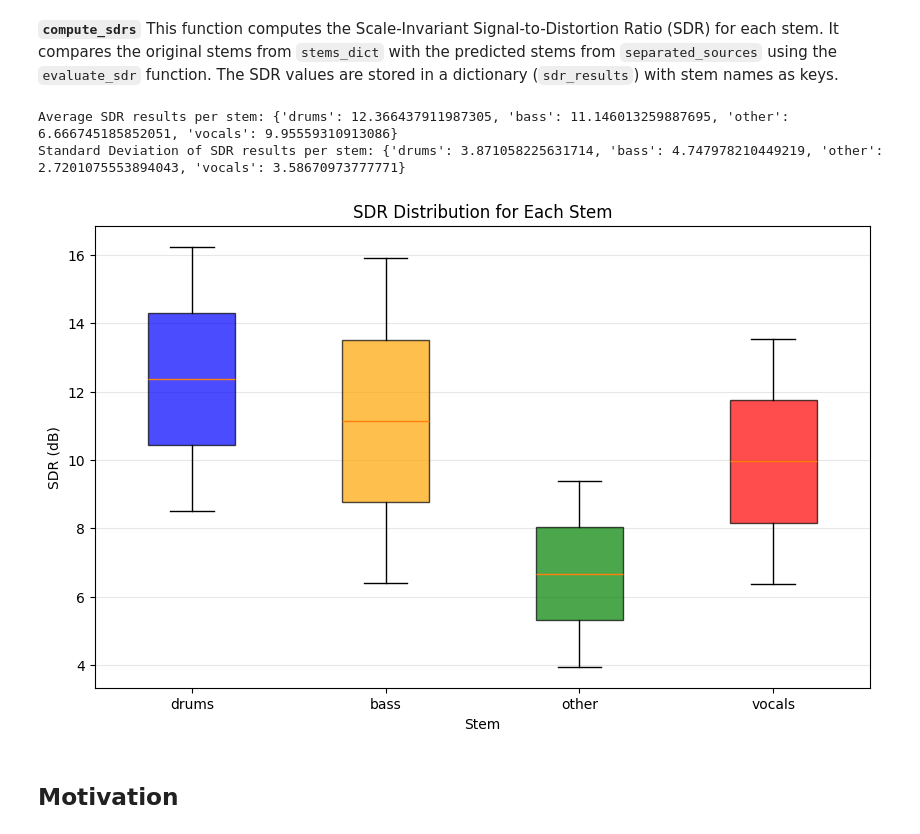
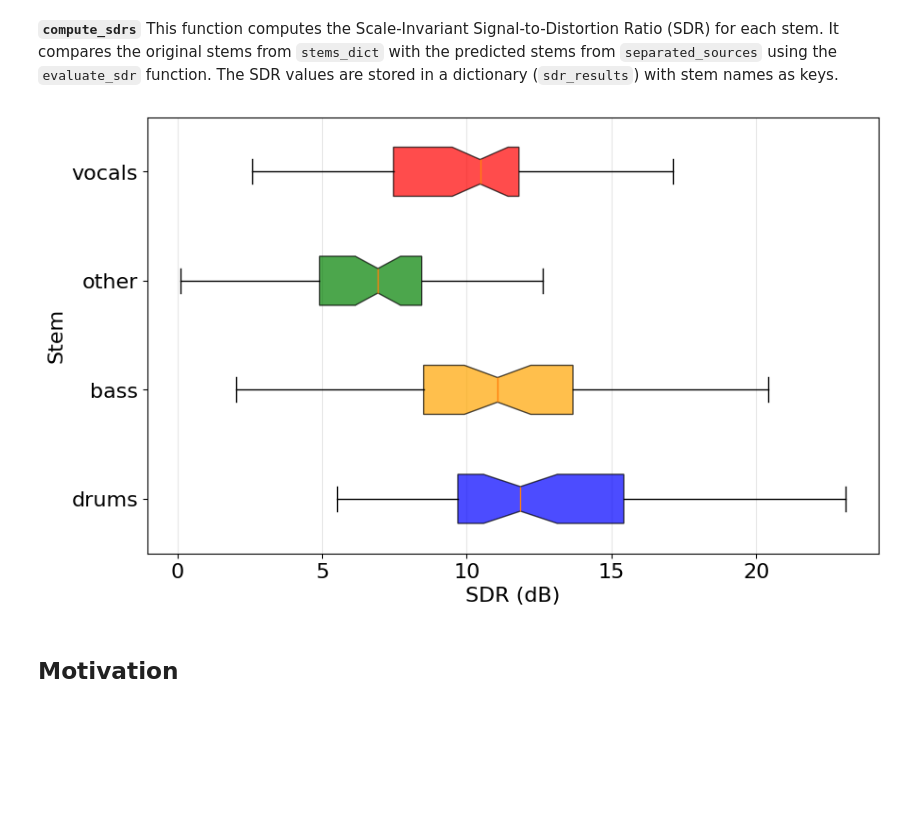
Before and after one commit to alessandromanattini/DEMIXING, a Jupyter notebook: L12_Magalini_Manattini_Marri.ipynb, the cells around one changed output. Cells and saved outputs as stored; diff of their text form; code cells hidden in the pictures; blank space fills up the shorter version.

```diff
--- a/L12_Magalini_Manattini_Marri.ipynb
+++ b/L12_Magalini_Manattini_Marri.ipynb
@@ -582,35 +578,29 @@ def evaluate_sdr_across_dataset(dataset_dict, model, sample_rate, device, normal
         for stem, std in std_sdr.items():
             print(f"{stem}: {std:.2f} dB" if std is not None else f"{stem}: No data")
 
-    return average_sdr, std_sdr
+    return sdr_collection
 # %%
 # Evaluate SDR across the dataset using the provided function using no normalization.
-average_sdr, std_sdr = evaluate_sdr_across_dataset(dataset_dict, model, sample_rate, device, normalize=False)
+sdr_collection = evaluate_sdr_across_dataset(dataset_dict, model, sample_rate, device, normalize=False)
 # %%
-def plot_sdr_results(average_sdr, std_sdr):
+def plot_sdr_results(sdr_collection, model):
     """
-    Create a box plot for the SDR results for each stem.
+    Create a box plot for the SDR results for each stem using raw data.
 
     Args:
-        average_sdr (dict): Dictionary containing the average SDR for each stem.
-        std_sdr (dict): Dictionary containing the standard deviation of SDR for each stem.
+        sdr_collection (torch.Tensor): Tensor containing all SDR results [n_samples, n_stems].
+        model: Model object containing the sources list.
     """
-    stems = list(average_sdr.keys())
-    sdr_values = [average_sdr[stem] for stem in stems]
+    stems = model.sources
 
     plt.figure(figsize=(10, 6))
 
-    # Create box plot data - using mean ± std to simulate box plot structure
-    box_data = []
-    for i, stem in enumerate(stems):
-        mean_val = sdr_values[i]
-        std_val = std_sdr[stem]
-        # Create synthetic data points around the mean for box plot
-        data_points = [mean_val - std_val, mean_val - std_val/2, mean_val,
-                      mean_val + std_val/2, mean_val + std_val]
-        box_data.append(data_points)
+    plt.rcParams.update({'font.size': 16})  # Sets default font size for all elements
 
-    box_plot = plt.boxplot(box_data, labels=stems, patch_artist=True)
+    # Extract data for each stem
+    box_data = [sdr_collection[:, i].numpy() for i in range(len(stems))]
+
+    box_plot = plt.boxplot(box_data, labels=stems, patch_artist=True, showfliers=False, orientation="horizontal", notch=True)
 
     # Color the boxes
     colors = ['blue', 'orange', 'green', 'red']
@@ -618,21 +608,14 @@ def plot_sdr_results(average_sdr, std_sdr):
         patch.set_facecolor(color)
         patch.set_alpha(0.7)
 
-    plt.xlabel('Stem')
-    plt.ylabel('SDR (dB)')
-    plt.title('SDR Distribution for Each Stem')
-    plt.grid(axis='y', alpha=0.3)
+    plt.xlabel('SDR (dB)')
+    plt.ylabel('Stem')
+    plt.grid(axis='x', alpha=0.3)
     plt.show()
-# %%
-print("Average SDR results per stem:", average_sdr)
-print("Standard Deviation of SDR results per stem:", std_sdr)
-
-# Plot the SDR results
-plot_sdr_results(average_sdr, std_sdr)
-# %% [output]
-Average SDR results per stem: {'drums': 12.366437911987305, 'bass': 11.146013259887695, 'other': 6.666745185852051, 'vocals': 9.95559310913086}
-Standard Deviation of SDR results per stem: {'drums': 3.871058225631714, 'bass': 4.747978210449219, 'other': 2.7201075553894043, 'vocals': 3.58670973777771}
-[figure, removed]
+# %%
+plot_sdr_results(sdr_collection, model)
+# %% [output]
+[figure, added]
 # %% [markdown]
 ## Motivation
 # %%
```
Also changed, not shown: parts of 17 cells of this notebook.
